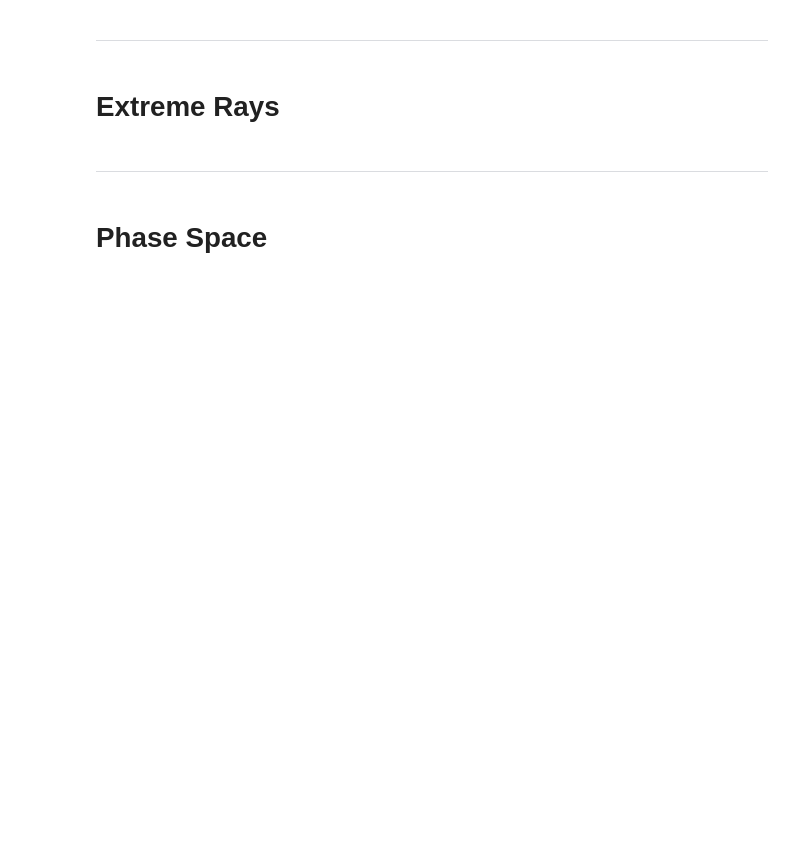
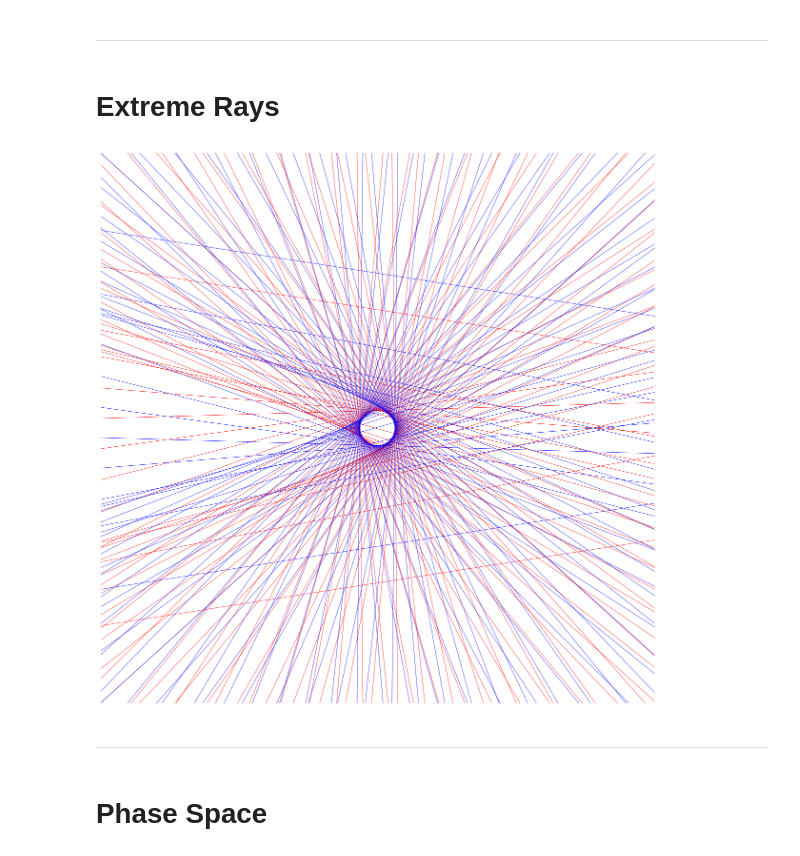
Before and after one commit to ssteinberg/solar_optical_concentrator, a Jupyter notebook: plotfin.ipynb, the cells around one changed output. Drawn from its saved outputs; the diff is of its cells as text; code cells hidden in the pictures; blank space fills up the shorter version.

```diff
--- a/plotfin.ipynb
+++ b/plotfin.ipynb
@@ -53,31 +96,20 @@ plt.show()
 # %% [markdown]
 # Extreme Rays
 # %%
+fig, ax = plt.subplots(1, figsize = (15, 15))
 extreme1 = np.loadtxt('datafin/extrdiff1.csv', delimiter = ',')
 extreme2 = np.loadtxt('datafin/extrdiff2.csv', delimiter = ',')
-
-if flat_source and flat_target: plt.plot([0, 0], [-radius, radius], linewidth = 2, color = 'orange', label = 'target')
-elif flat_source and not flat_target: plt.gca().add_patch(plt.Circle((0, 0), radius / np.pi, color = 'orange', label = 'target'))
-elif not flat_source and flat_target: plt.plot([0, 0], [-radius * np.pi, radius * np.pi], linewidth = 2, color = 'orange', label = 'target')
-elif not flat_source and not flat_target: plt.gca().add_patch(plt.Circle((0, 0), radius, color = 'orange', label = 'target'))
-
-for row in extreme1: plt.plot([row[0], row[2]], [row[1], row[3]], linewidth = 0.1, c = 'red')
-for row in extreme2: plt.plot([row[0], row[2]], [row[1], row[3]], linewidth = 0.1, c = 'blue')
-
-plt.axis('square')
-target_size = 1
-if flat_source and flat_target: target_size = radius
-elif flat_source and not flat_target: target_size = radius / np.pi
-elif not flat_source and flat_target: target_size = radius * np.pi
-elif not flat_source and not flat_target: target_size = radius
-zoom = 2 * target_size
-scale = 0.1
+for row in extreme1: ax.plot([row[0], row[2]], [row[1], row[3]], linewidth = 0.5, c = 'red')
+for row in extreme2: ax.plot([row[0], row[2]], [row[1], row[3]], linewidth = 0.5, c = 'blue')
+if flat_source and flat_target: plt.plot([0, 0], [-hl, hl], linewidth = 4, color = 'black', label = 'target')
+elif not flat_source and flat_target: plt.plot([0, 0], [-hl, hl], linewidth = 4, color = 'black', label = 'target')
+plt.axis('equal')
+zoom = hl * 5
 plt.axis([-zoom, zoom, -zoom, zoom])
-# plt.axis([-zoom * scale, zoom * scale, target_size - zoom * scale, target_size + zoom * scale])
-# plt.axis([-zoom * scale * target_size, zoom * scale * target_size, target_size - zoom * scale * target_size, target_size + zoom * scale * target_size])
-
-plt.legend(bbox_to_anchor = (1, 1), loc = 'upper left')
+plt.axis('off')
 plt.show()
+# %% [output]
+[figure, added]
 # %% [markdown]
 ---
 # %% [markdown]
```
Also changed, not shown: parts of 24 cells of this notebook, 33 other files.
